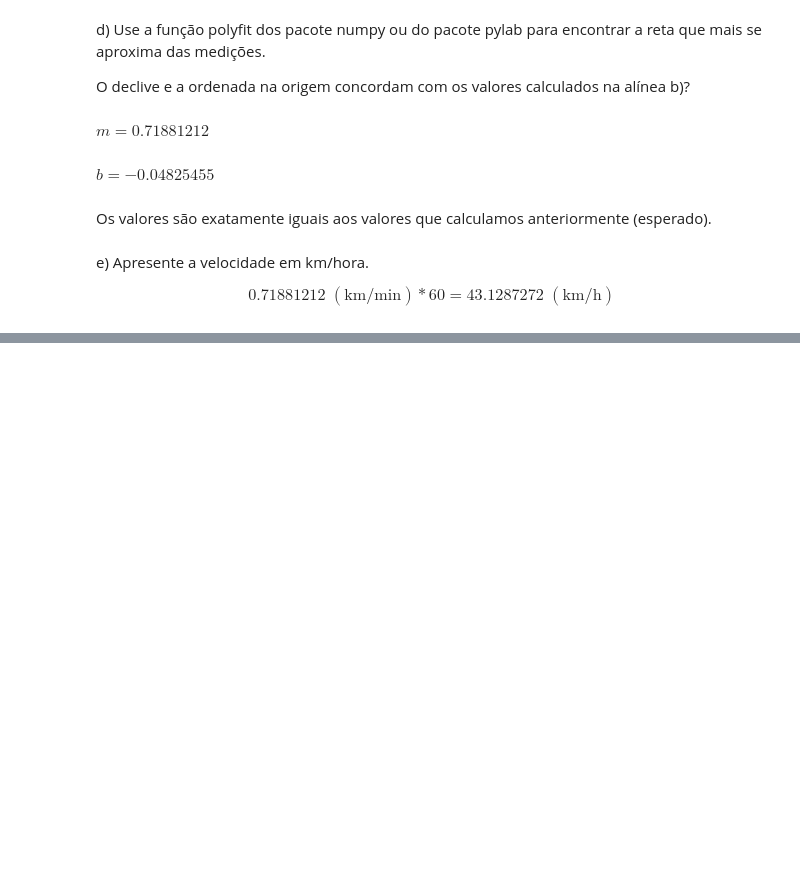
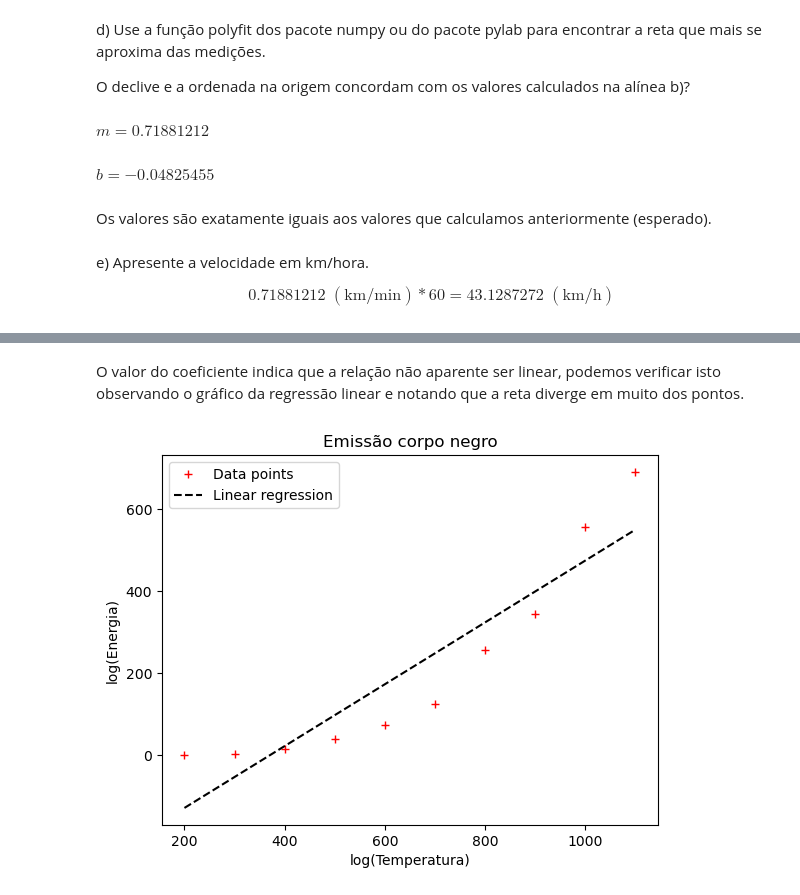
Before and after one commit to JCapucho/universidade, a Jupyter notebook: MSF/aula02/guião.ipynb, the cells around one changed output, grey strips where cells are left out. Drawn from its saved outputs; the diff is of its cells as text; code cells hidden in the pictures; blank space fills up the shorter version.

```diff
--- a/MSF/aula02/guião.ipynb
+++ b/MSF/aula02/guião.ipynb
@@ -312,0 +347,12 @@ $$
+# %% [markdown]
+O valor do coeficiente indica que a relação não aparente ser linear, podemos verificar isto observando o gráfico da regressão linear e notando que a reta diverge em muito dos pontos.
+# %%
+plt.plot(x, y, "r+", label="Data points")
+plt.plot(x, reg.apply(x), "--k", label="Linear regression")
+plt.xlabel("log(Temperatura)")
+plt.ylabel("log(Energia)")
+plt.legend(loc="upper left")
+plt.title("Emissão corpo negro")
+plt.show()
+# %% [output]
+[figure, added]
```
Also changed, not shown: parts of 15 cells of this notebook.
